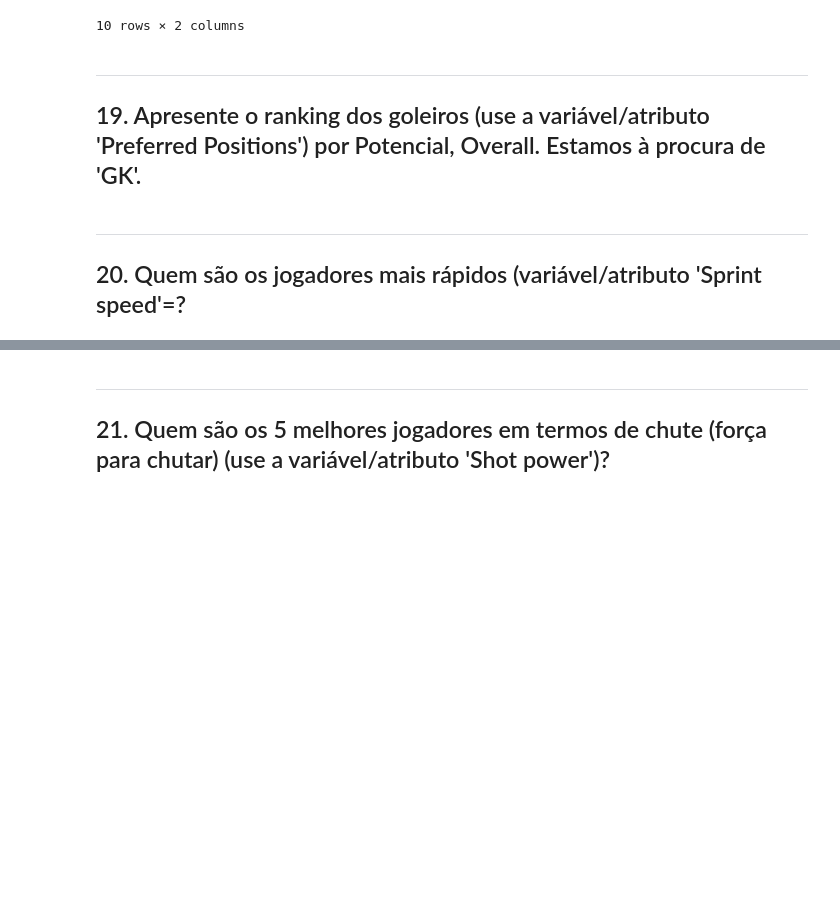
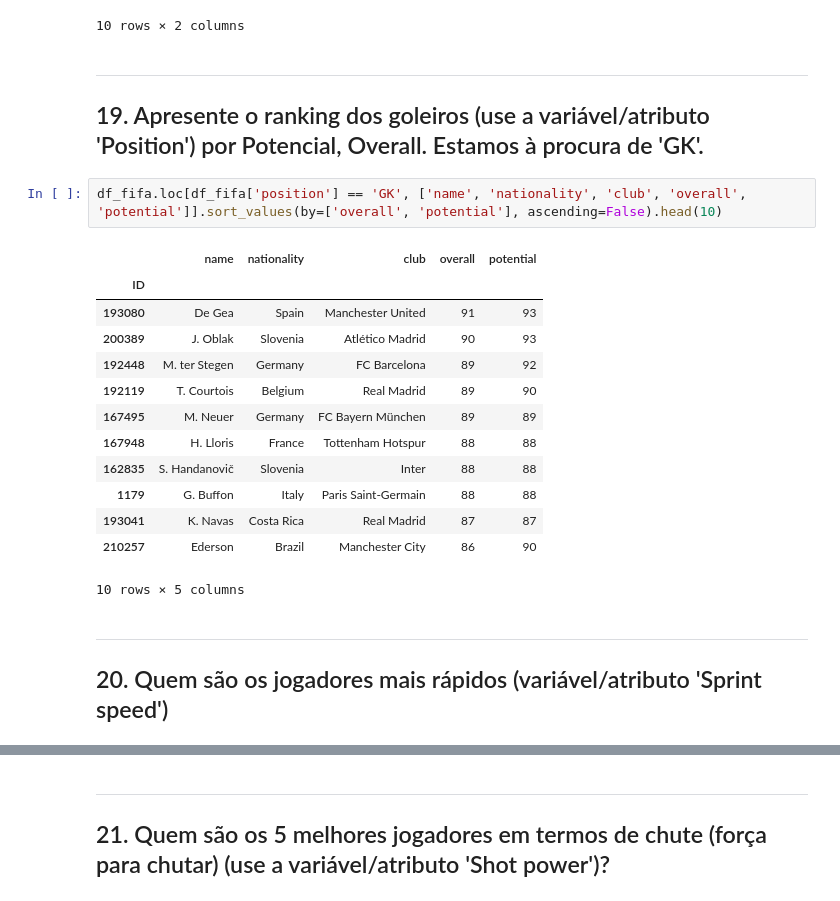
Before and after one commit to Sedinei/DSWP, a Jupyter notebook: NB_trabalhado/FIFA_NB10.ipynb, the cells around one changed output, grey strips where cells are left out. Drawn from its saved outputs; the diff is of its cells as text; blank space fills up the shorter version.

```diff
--- a/NB_trabalhado/FIFA_NB10.ipynb
+++ b/NB_trabalhado/FIFA_NB10.ipynb
@@ -920,7 +920,23 @@ df_times.groupby(by='club').agg({'overall': 'mean', 'potential': 'mean'}).sort_v
 10 rows × 2 columns
 # %% [markdown]
 ___
-## 19. Apresente o ranking dos goleiros (use a variável/atributo 'Preferred Positions') por Potencial, Overall. Estamos à procura de 'GK'.
+## 19. Apresente o ranking dos goleiros (use a variável/atributo 'Position') por Potencial, Overall. Estamos à procura de 'GK'.
+# %%
+df_fifa.loc[df_fifa['position'] == 'GK', ['name', 'nationality', 'club', 'overall', 'potential']].sort_values(by=['overall', 'potential'], ascending=False).head(10)
+# %% [output]
+|  | name | nationality | club | overall | potential |
+| ID |  |  |  |  |  |
+| 193080 | De Gea | Spain | Manchester United | 91 | 93 |
+| 200389 | J. Oblak | Slovenia | Atlético Madrid | 90 | 93 |
+| 192448 | M. ter Stegen | Germany | FC Barcelona | 89 | 92 |
+| 192119 | T. Courtois | Belgium | Real Madrid | 89 | 90 |
+| 167495 | M. Neuer | Germany | FC Bayern München | 89 | 89 |
+| 167948 | H. Lloris | France | Tottenham Hotspur | 88 | 88 |
+| 162835 | S. Handanovič | Slovenia | Inter | 88 | 88 |
+| 1179 | G. Buffon | Italy | Paris Saint-Germain | 88 | 88 |
+| 193041 | K. Navas | Costa Rica | Real Madrid | 87 | 87 |
+| 210257 | Ederson | Brazil | Manchester City | 86 | 90 |
+10 rows × 5 columns
 # %% [markdown]
 ___
-## 20. Quem são os jogadores mais rápidos (variável/atributo 'Sprint speed'=?
+## 20. Quem são os jogadores mais rápidos (variável/atributo 'Sprint speed')
```
Also changed, not shown: parts of 12 cells of this notebook.
